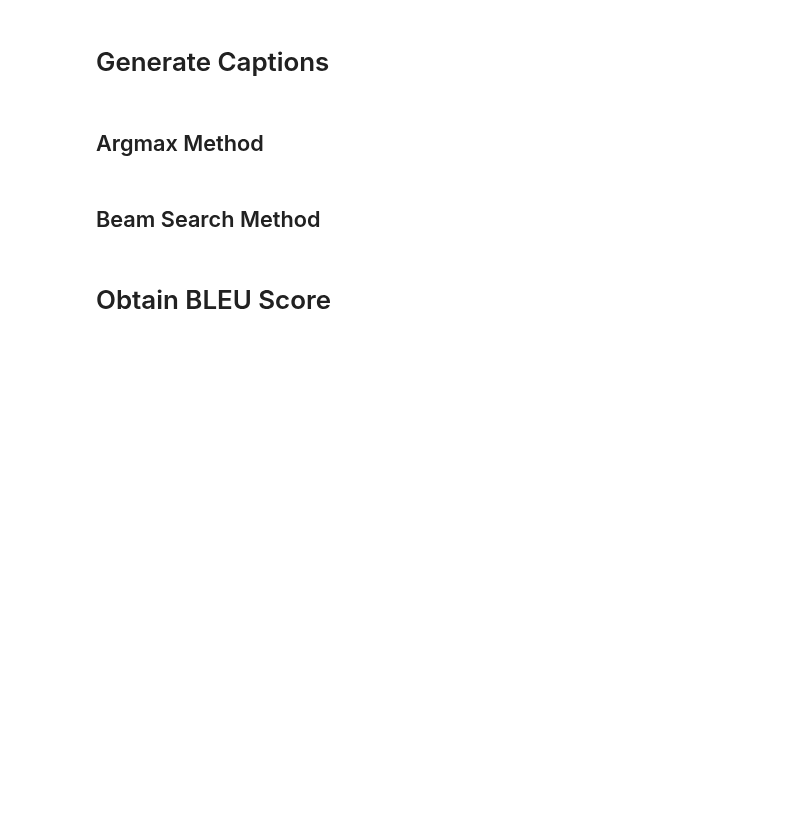
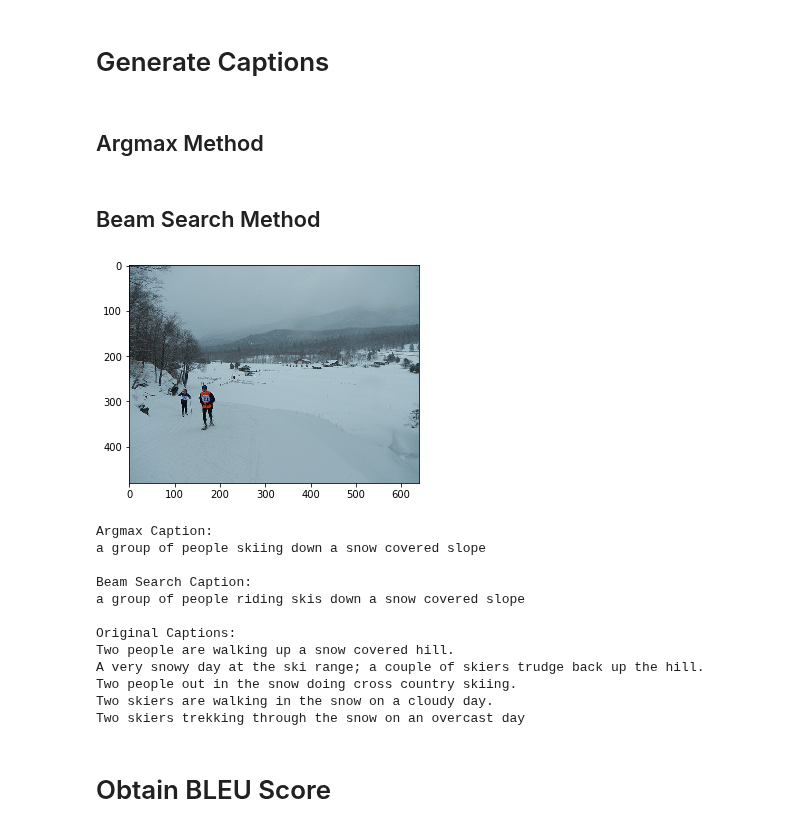
Before and after one commit to shan18/Topic-Based-Image-Captioning, a Jupyter notebook: image_captioning.ipynb, the cells around one changed output. Cells and saved outputs as stored; diff of their text form; code cells hidden in the pictures; blank space fills up the shorter version.

Commit message:
refined beam search

```diff
--- a/image_captioning.ipynb
+++ b/image_captioning.ipynb
@@ -704,7 +705,7 @@ model.fit_generator(
 # %%
 def generate_predictions(topic_values, feature_values, caption_model, tokenizer, max_tokens):
     # Start with the initial start token
-    predicted_caption = [mark_start]
+    predicted_caption = mark_start
 
     # Input for the caption model
     x_data = {
@@ -740,7 +741,8 @@ def generate_predictions(topic_values, feature_values, caption_model, tokenizer,
 def beam_search_predictions(topic_values, feature_values, caption_model, tokenizer, max_tokens, beam_width=5):
     # Start with the initial start token
     start_word = [tokenizer.word_index[mark_start]]
-    predictions = [[start_word, 0.0]]
+    predictions = [[start_word, 1.0]]
+    search_complete = False
 
     # Input for the caption model
     x_data = {
@@ -761,13 +763,11 @@ def beam_search_predictions(topic_values, feature_values, caption_model, tokeniz
 
             # create a new list to store the new sequences
             for word in word_predictions:
-                caption, probability = prediction[0], prediction[1]
-                caption.append(word)
-                probability += y_pred[0][word]
+                caption = prediction[0] + [word]
+                probability = prediction[1] + math.log(y_pred[0][word])
                 temp.append([caption, probability])
 
         predictions = temp
-
         predictions = sorted(predictions, key=lambda x: x[1])  # sort according to the probabilities
         predictions = predictions[-beam_width:]  # Get the top words
 
@@ -782,31 +782,45 @@ def beam_search_predictions(topic_values, feature_values, caption_model, tokeniz
 
     return ' '.join(full_caption)
 # %%
-idx = 1500
+idx = 1300
 image_path = 'dataset/' + images_test[idx]
 # %%
 # Plot the image.
 plt.imshow(load_image(image_path))
 plt.show()
 
 # Argmax Predicted Caption
 argmax_caption = generate_predictions(
     topic_transfer_values_test[idx], feature_transfer_values_test[idx], model, tokenizer, max_tokens
 )
 print('Argmax Caption:')
 print(argmax_caption)
 
 # Beam Search Predicted Caption
 beam_search_caption = beam_search_predictions(
-    topic_transfer_values_test[idx], feature_transfer_values_test[idx], model, tokenizer, max_tokens, beam_width=5
+    topic_transfer_values_test[idx], feature_transfer_values_test[idx], model, tokenizer, max_tokens, beam_width=3
 )
 print('\nBeam Search Caption:')
 print(beam_search_caption)
 
 # Original Captions
 print('\nOriginal Captions:')
 for caption in captions_test[idx]:
     print(caption)
+# %% [output]
+[figure, added]
+Argmax Caption:
+a group of people skiing down a snow covered slope
+
+Beam Search Caption:
+a group of people riding skis down a snow covered slope
+
+Original Captions:
+Two people are walking up a snow covered hill.
+A very snowy day at the ski range; a couple of skiers trudge back up the hill.
+Two people out in the snow doing cross country skiing.
+Two skiers are walking in the snow on a cloudy day.
+Two skiers trekking through the snow on an overcast day
 # %% [markdown]
 # Obtain BLEU Score
 # %%
```
Also changed, not shown: parts of 10 cells of this notebook.
